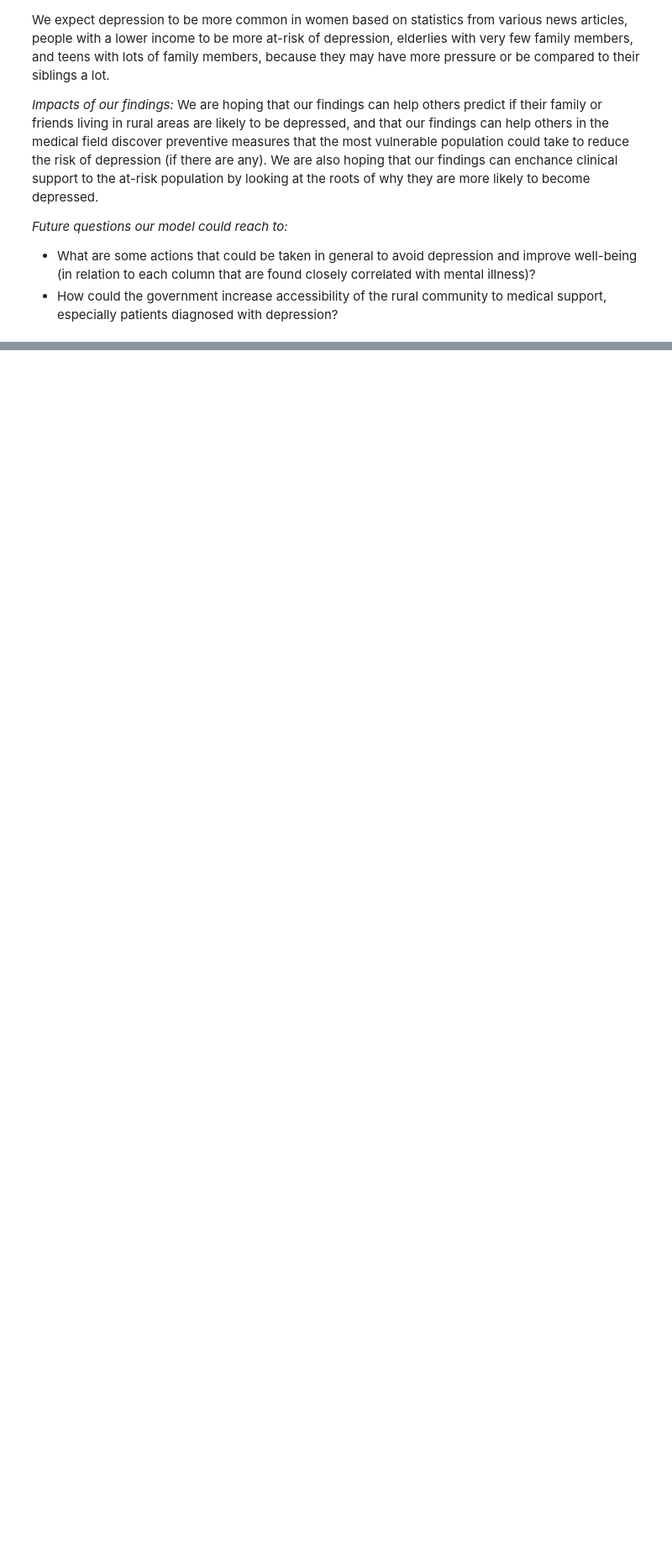
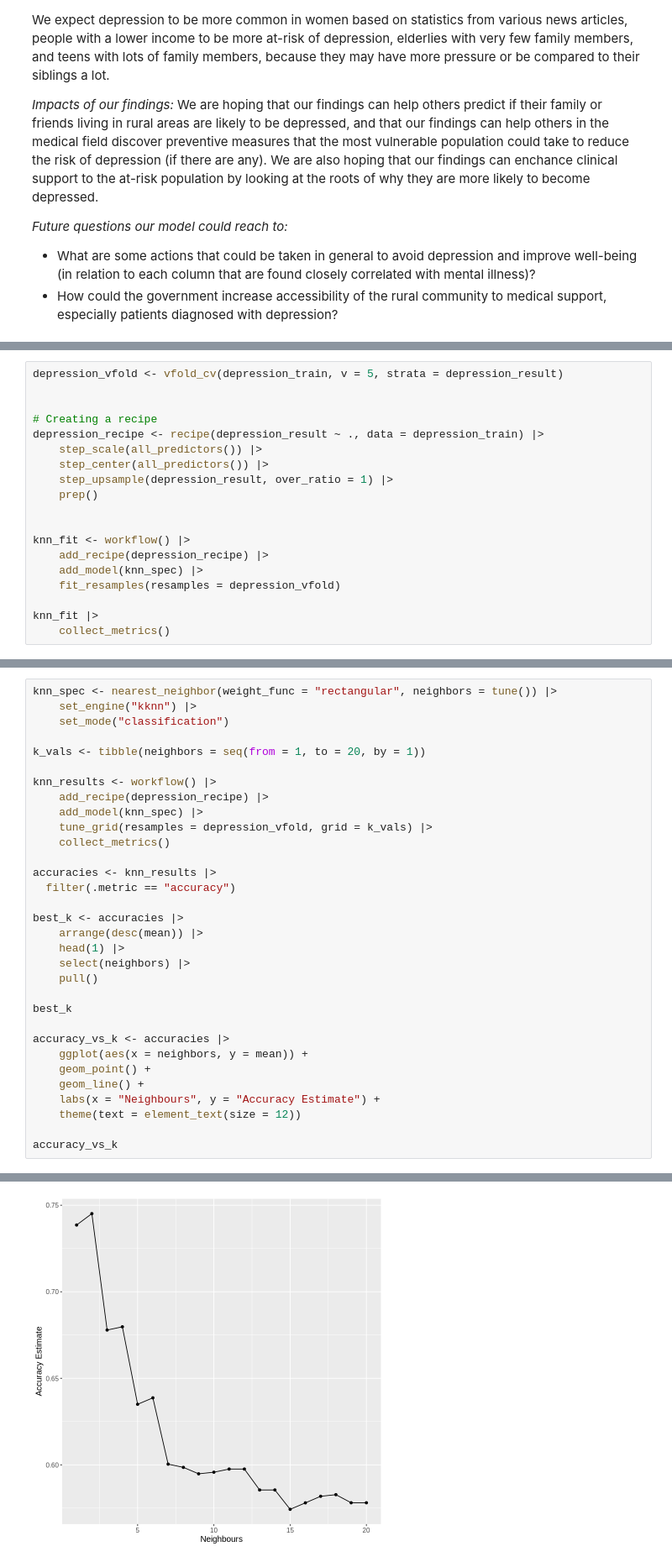
Before and after one commit to DonaldKLee/DSCI-100-Group-Project, a Jupyter notebook: main.ipynb, the cells around one changed output, grey strips where cells are left out. Shown: that part at 84% size. Cells and saved outputs as stored; diff of their text form; blank space fills up the shorter version.

Commit message:
Trained our classifier

```diff
--- a/main.ipynb
+++ b/main.ipynb
@@ -183,0 +290,19 @@ We are hoping that our findings can help others predict if their family or frien
+# %%
+depression_vfold <- vfold_cv(depression_train, v = 5, strata = depression_result)
+
+
+# Creating a recipe
+depression_recipe <- recipe(depression_result ~ ., data = depression_train) |>
+    step_scale(all_predictors()) |>
+    step_center(all_predictors()) |>
+    step_upsample(depression_result, over_ratio = 1) |>
+    prep()
+
+
+knn_fit <- workflow() |>
+    add_recipe(depression_recipe) |>
+    add_model(knn_spec) |>
+    fit_resamples(resamples = depression_vfold)
+
+knn_fit |>
+    collect_metrics()
@@ -183,0 +317,33 @@ We are hoping that our findings can help others predict if their family or frien
+# %%
+knn_spec <- nearest_neighbor(weight_func = "rectangular", neighbors = tune()) |>
+    set_engine("kknn") |>
+    set_mode("classification")
+
+k_vals <- tibble(neighbors = seq(from = 1, to = 20, by = 1))
+
+knn_results <- workflow() |>
+    add_recipe(depression_recipe) |>
+    add_model(knn_spec) |>
+    tune_grid(resamples = depression_vfold, grid = k_vals) |>
+    collect_metrics()
+
+accuracies <- knn_results |>
+  filter(.metric == "accuracy")
+
+best_k <- accuracies |>
+    arrange(desc(mean)) |>
+    head(1) |>
+    select(neighbors) |>
+    pull()
+
+best_k
+
+accuracy_vs_k <- accuracies |>
+    ggplot(aes(x = neighbors, y = mean)) +
+    geom_point() +
+    geom_line() +
+    labs(x = "Neighbours", y = "Accuracy Estimate") +
+    theme(text = element_text(size = 12))
+
+accuracy_vs_k
+# %% [output]
@@ -183,0 +351 @@ We are hoping that our findings can help others predict if their family or frien
+[figure, added]
```
Also changed, not shown: parts of 15 cells of this notebook.
